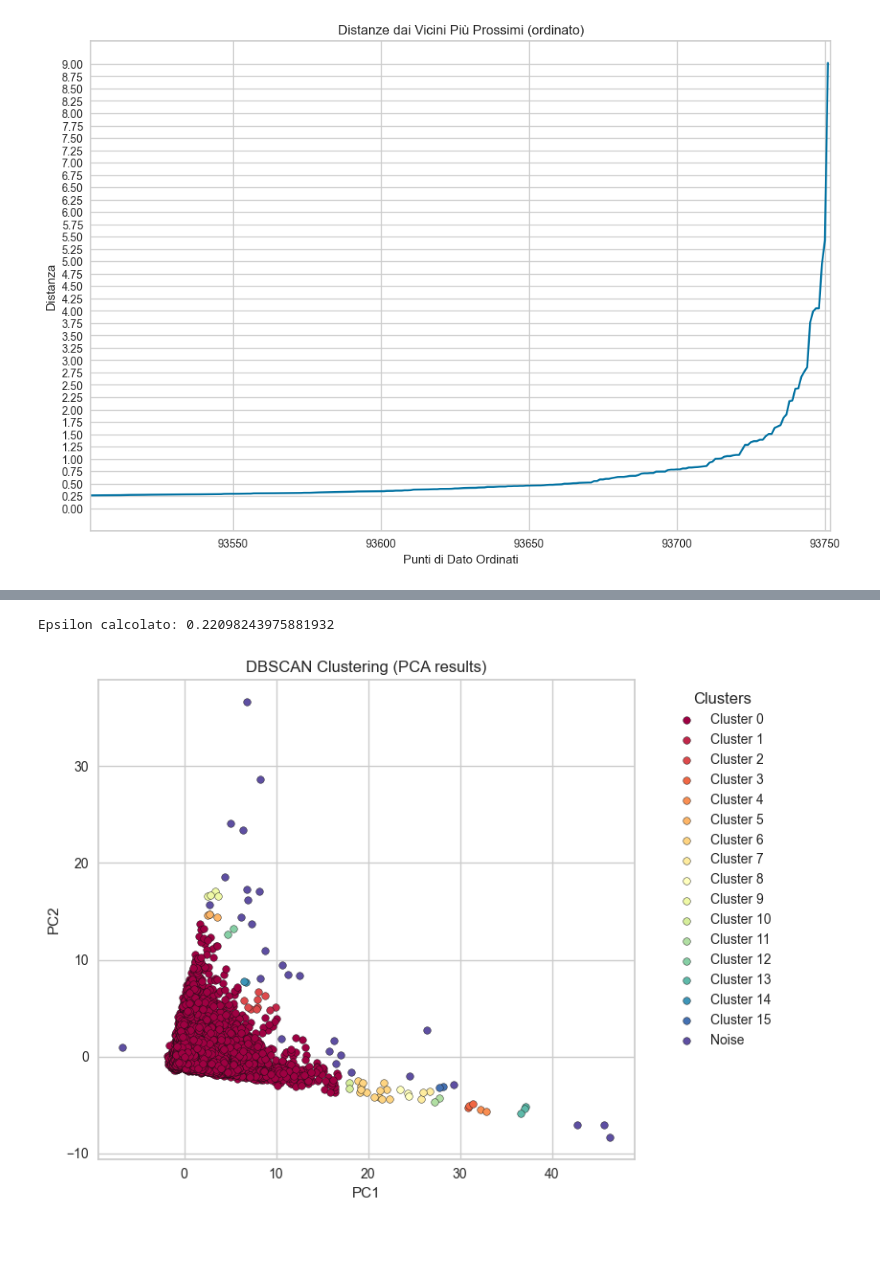
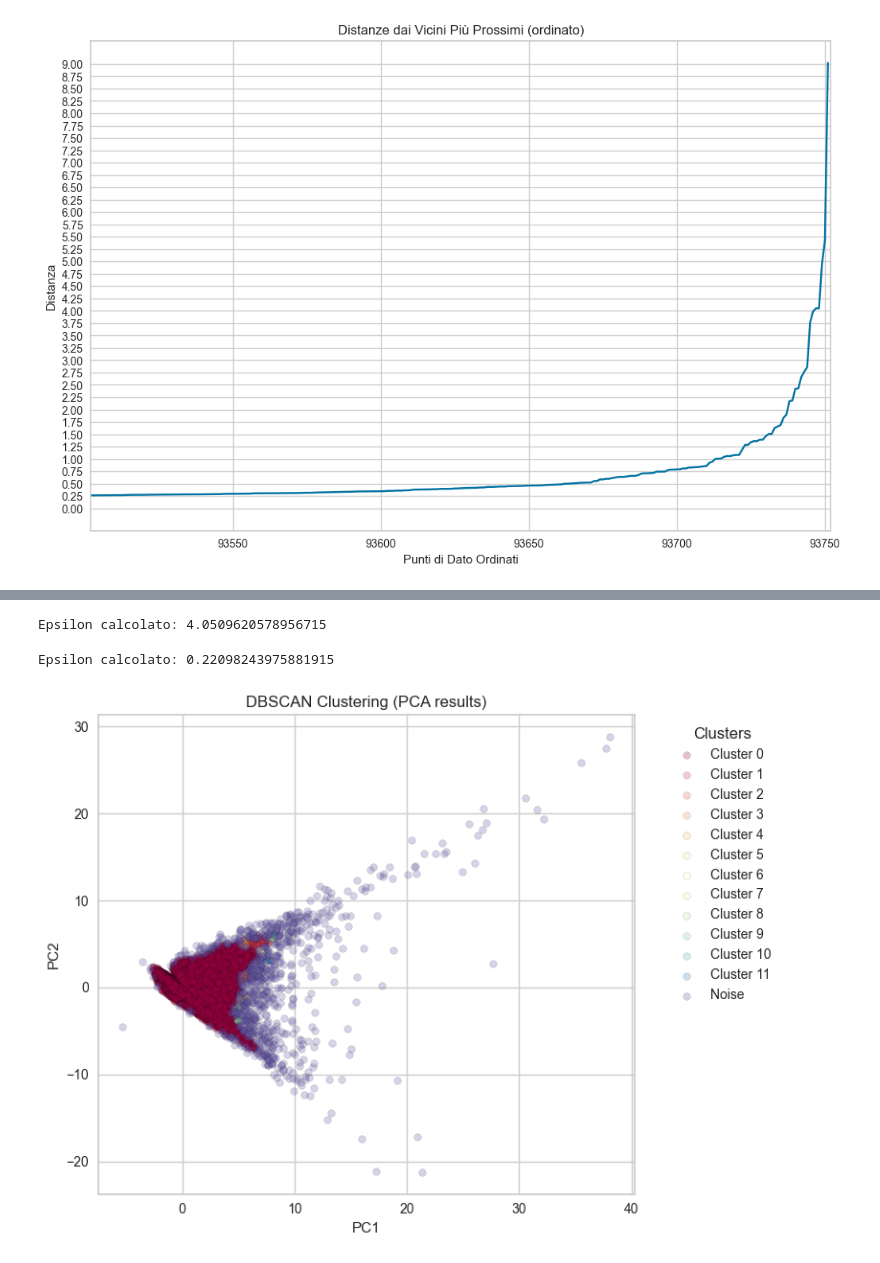
Before and after one commit to Walter-Di-Sabatino/Time-Series-Data-Science-Project, a Jupyter notebook: multi_d_clustering.ipynb, the cells around one changed output, grey strips where cells are left out. Drawn from its saved outputs; the diff is of its cells as text; code cells hidden in the pictures.

```diff
--- a/multi_d_clustering.ipynb
+++ b/multi_d_clustering.ipynb
@@ -312,15 +312,15 @@ data_scaled = scaler.fit_transform(data)
 
 pca = PCA(n_components=2)  # Sostituisci 2 con il numero di componenti che vuoi
 pca_result = pca.fit_transform(data_scaled)
+
+# Calcola le distanze dai vicini più prossimi
+k = 7 # Imposta 'k' uguale a min_samples.+-
+neigh = NearestNeighbors(n_neighbors=k)
+neighbors = neigh.fit(pca_result)
+distances, indices = neighbors.kneighbors(pca_result)
+
+# Ordina le distanze in ordine crescente
+distances = np.sort(distances[:, 1], axis=0)  # Prendi solo la seconda colonna per la distanza dal 2° vicino
-# %%
-# Calcola le distanze dai vicini più prossimi
-k = 2 # Imposta 'k' uguale a min_samples.+-
-neigh = NearestNeighbors(n_neighbors=k)
-neighbors = neigh.fit(pca_result)
-distances, indices = neighbors.kneighbors(pca_result)
-
-# Ordina le distanze in ordine crescente
-distances = np.sort(distances[:, 1], axis=0)  # Prendi solo la seconda colonna per la distanza dal 2° vicino
 # %%
 # Traccia il grafico per trovare il valore di epsilon
 plt.figure(figsize=(12,8))
@@ -391,33 +379,47 @@ kneedle = KneeLocator(range(len(distances)), distances, curve="convex", directio
 epsilon = distances[kneedle.elbow]
 print(f"Epsilon calcolato: {epsilon}")
 # %% [output]
-Epsilon calcolato: 0.22098243975881932
+Epsilon calcolato: 4.0509620578956715
+# %%
+#distanze smussate
+
+# Esegui una media mobile per smussare i dati
+window_size = 2  # ad esempio, 50 punti
+smoothed_distances = np.convolve(distances, np.ones(window_size)/window_size, mode='valid')
+
+kneedle = KneeLocator(range(len(smoothed_distances)), smoothed_distances, curve="convex", direction="increasing")
+
+# Epsilon è il valore della distanza al punto del ginocchio
+epsilon = distances[kneedle.elbow]
+print(f"Epsilon calcolato: {epsilon}")
+# %% [output]
+Epsilon calcolato: 0.22098243975881915
 # %%
 # Esegui DBSCAN sui risultati della PCA
-dbscan = DBSCAN(eps=0.75, min_samples=k)  # Imposta eps e min_samples in base ai tuoi dati
+dbscan = DBSCAN(eps=epsilon, min_samples=k)  # Imposta eps e min_samples in base ai tuoi dati
 dbscan_labels = dbscan.fit_predict(pca_result)
 # %%
 # Crea un grafico dei dati dopo l'applicazione della PCA
 plt.figure(figsize=(8, 6))
 
 # DBSCAN assegna -1 ai punti considerati "rumore"
 unique_labels = set(dbscan_labels)
 colors = [plt.cm.Spectral(each) for each in np.linspace(0, 1, len(unique_labels))]
 
 for i, col in zip(unique_labels, colors):
     class_member_mask = (dbscan_labels == i)
     xy = pca_result[class_member_mask]
 
-    plt.scatter(xy[:, 0], xy[:, 1], s=30, c=[col], label=f"Cluster {i}" if i != -1 else 'Noise', edgecolors='k')
+    plt.scatter(xy[:, 0], xy[:, 1], s=30, c=[col], label=f"Cluster {i}" if i != -1 else 'Noise', edgecolors='k', alpha=0.25)
 
 plt.title('DBSCAN Clustering (PCA results)')
 plt.xlabel('PC1')
 plt.ylabel('PC2')
 
 # Aggiusta la posizione e la dimensione della legenda per migliorarne la leggibilità
 plt.legend(bbox_to_anchor=(1.05, 1), loc='upper left', fontsize=10, title="Clusters")
 
 plt.tight_layout()  # Per evitare che la legenda si sovrapponga
 plt.show()
 # %% [output]
-[figure, old version]
+[figure, new version]
```
Also changed, not shown: parts of 3 cells of this notebook.
